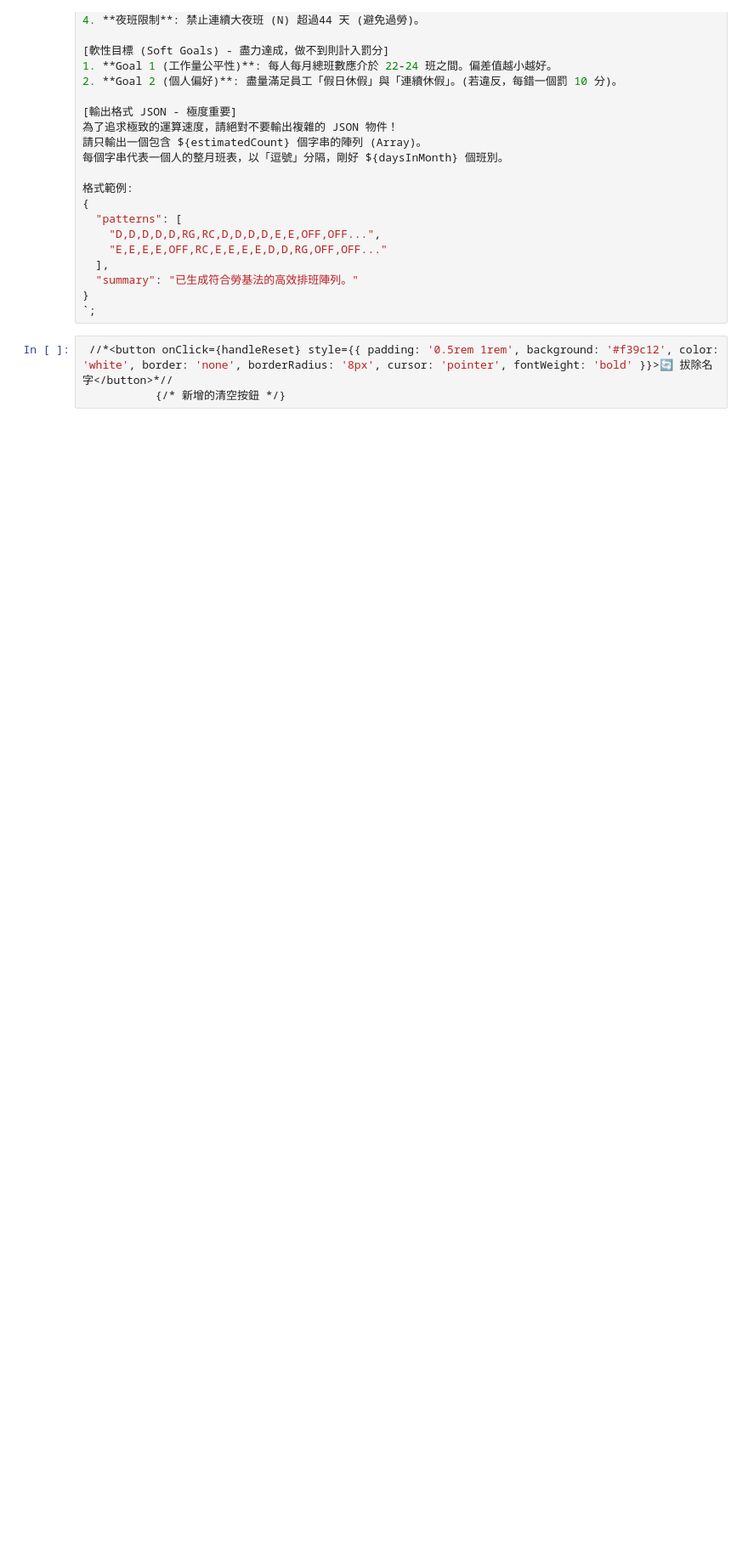
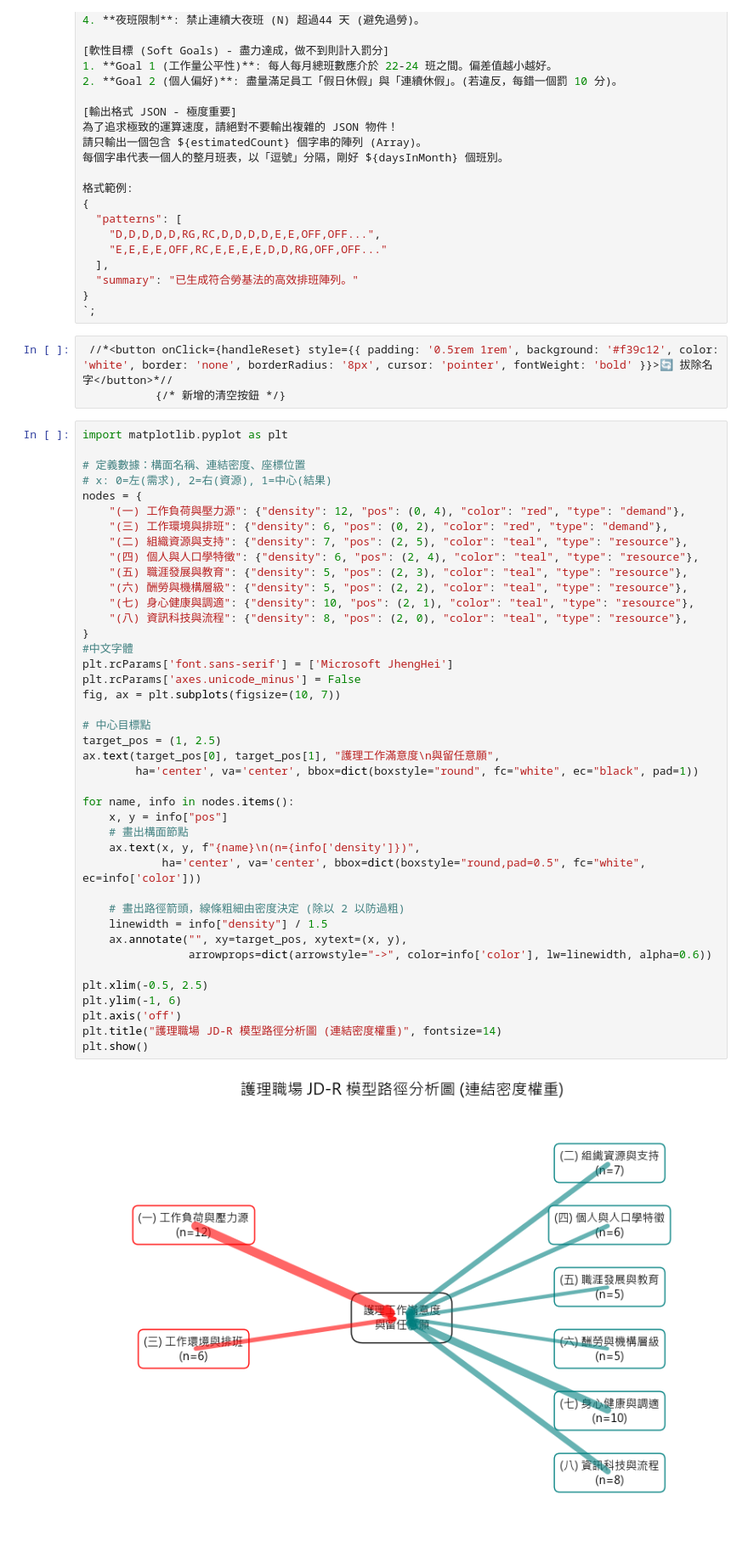
Before and after one commit to zensworkspace001-afk/nurse-schedule, a Jupyter notebook: consequence.ipynb, the cells around one changed output. Shown at 85% size. Saved outputs shown, nothing was run; the diff lists cells and outputs as text; blank space fills up the shorter version.

```diff
--- a/consequence.ipynb
+++ b/consequence.ipynb
@@ -739,3 +739,46 @@ ${customAiInstruction ? `請特別注意以下要求: "${customAiInstruction}"`
 # %%
  //*<button onClick={handleReset} style={{ padding: '0.5rem 1rem', background: '#f39c12', color: 'white', border: 'none', borderRadius: '8px', cursor: 'pointer', fontWeight: 'bold' }}>🔄 拔除名字</button>*//
            {/* 新增的清空按鈕 */}
+# %%
+import matplotlib.pyplot as plt
+
+# 定義數據：構面名稱、連結密度、座標位置
+# x: 0=左(需求), 2=右(資源), 1=中心(結果)
+nodes = {
+    "(一) 工作負荷與壓力源": {"density": 12, "pos": (0, 4), "color": "red", "type": "demand"},
+    "(三) 工作環境與排班": {"density": 6, "pos": (0, 2), "color": "red", "type": "demand"},
+    "(二) 組織資源與支持": {"density": 7, "pos": (2, 5), "color": "teal", "type": "resource"},
+    "(四) 個人與人口學特徵": {"density": 6, "pos": (2, 4), "color": "teal", "type": "resource"},
+    "(五) 職涯發展與教育": {"density": 5, "pos": (2, 3), "color": "teal", "type": "resource"},
+    "(六) 酬勞與機構層級": {"density": 5, "pos": (2, 2), "color": "teal", "type": "resource"},
+    "(七) 身心健康與調適": {"density": 10, "pos": (2, 1), "color": "teal", "type": "resource"},
+    "(八) 資訊科技與流程": {"density": 8, "pos": (2, 0), "color": "teal", "type": "resource"},
+}
+#中文字體
+plt.rcParams['font.sans-serif'] = ['Microsoft JhengHei']
+plt.rcParams['axes.unicode_minus'] = False
+fig, ax = plt.subplots(figsize=(10, 7))
+
+# 中心目標點
+target_pos = (1, 2.5)
+ax.text(target_pos[0], target_pos[1], "護理工作滿意度\n與留任意願",
+        ha='center', va='center', bbox=dict(boxstyle="round", fc="white", ec="black", pad=1))
+
+for name, info in nodes.items():
+    x, y = info["pos"]
+    # 畫出構面節點
+    ax.text(x, y, f"{name}\n(n={info['density']})",
+            ha='center', va='center', bbox=dict(boxstyle="round,pad=0.5", fc="white", ec=info['color']))
+
+    # 畫出路徑箭頭，線條粗細由密度決定 (除以 2 以防過粗)
+    linewidth = info["density"] / 1.5
+    ax.annotate("", xy=target_pos, xytext=(x, y),
+                arrowprops=dict(arrowstyle="->", color=info['color'], lw=linewidth, alpha=0.6))
+
+plt.xlim(-0.5, 2.5)
+plt.ylim(-1, 6)
+plt.axis('off')
+plt.title("護理職場 JD-R 模型路徑分析圖 (連結密度權重)", fontsize=14)
+plt.show()
+# %% [output]
+[figure, added]
```
Also changed, not shown: parts of 1 cell of this notebook, 2 other files.
